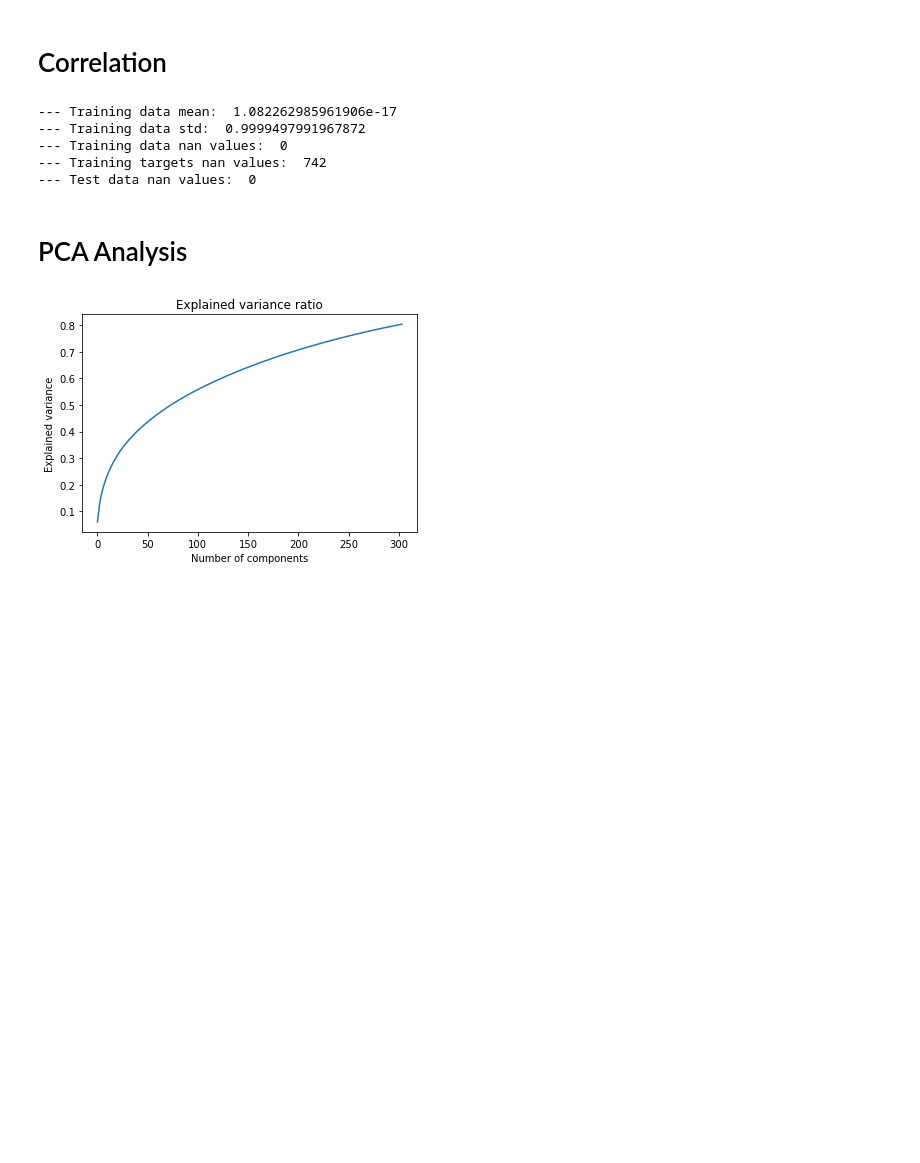
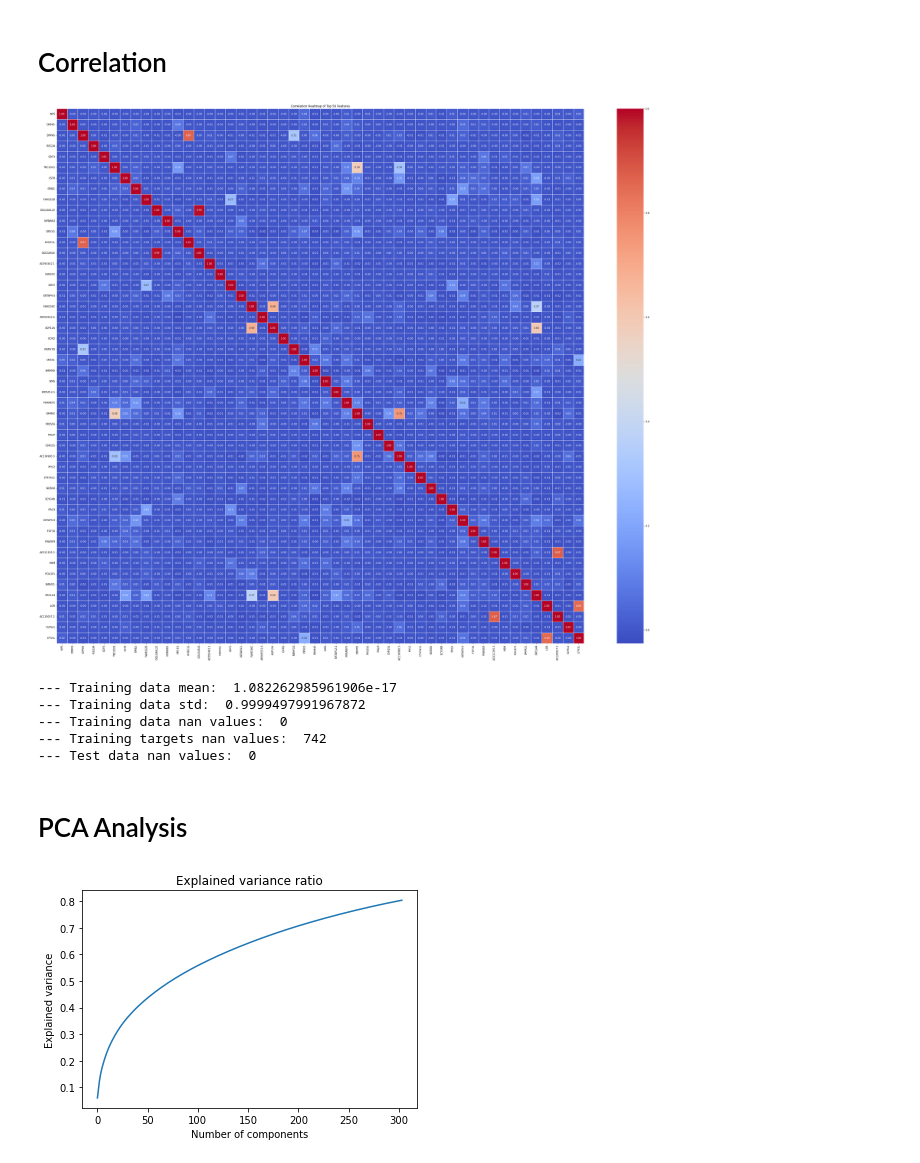
Before and after one commit to oskarboesch/ml-project-2-lol-ml, a Jupyter notebook: src/notebooks/data_exploration.ipynb, the cells around one changed output. Cells and saved outputs as stored; diff of their text form; code cells hidden in the pictures; blank space fills up the shorter version.

```diff
--- a/src/notebooks/data_exploration.ipynb
+++ b/src/notebooks/data_exploration.ipynb
@@ -118,6 +136,21 @@ from src.utils.utils import load_data
 
 # Use the function
 data_train_proc, data_test_proc, data_train_targets_proc = load_data(raw = False)
+# %%
+# Select the top 50 features based on variance
+top_features = data_train_proc.var().sort_values(ascending=False).head(50).index
+truncated_data = data_train_proc[top_features]
+
+# Compute the correlation matrix for the selected features
+corr_matrix = truncated_data.corr()
+
+# Plot the heatmap
+plt.figure(figsize=(48, 40))
+sns.heatmap(corr_matrix, annot=True, cmap="coolwarm", fmt='.2f', linewidths=0.5)
+plt.title("Correlation Heatmap of Top 50 Features")
+plt.show()
+# %% [output]
+[figure, added]
 # %%
 # Vérifier si les données sont standardisées (moyenne = 0, écart-type = 1) pour chaque caractéristique
 print("--- Training data mean: ", data_train_proc.mean().mean())
```
Also changed, not shown: parts of 3 cells of this notebook, 1 other file.
